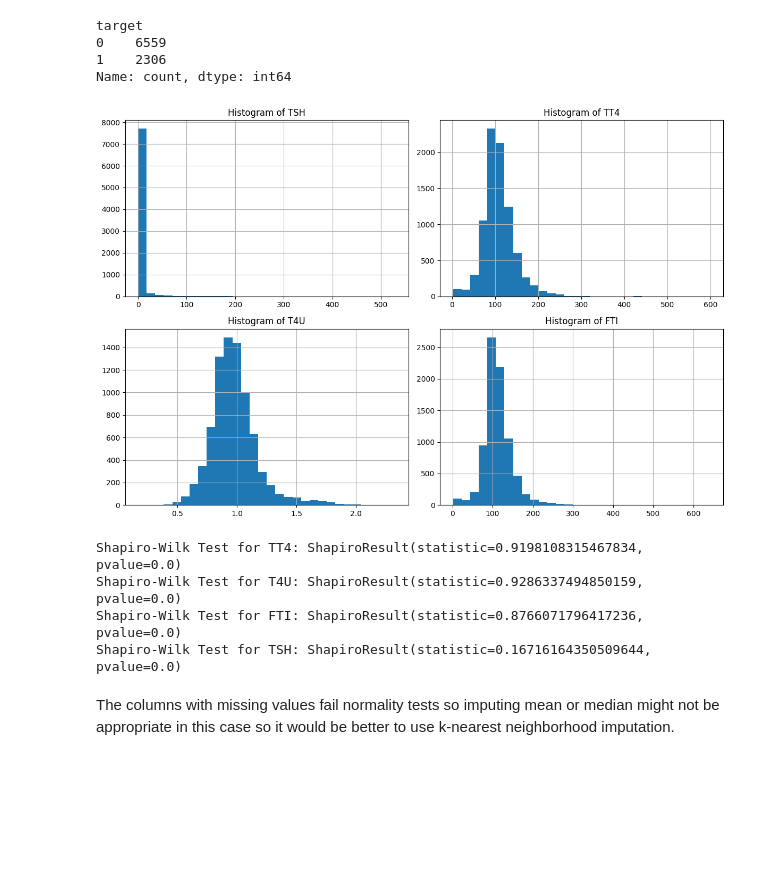
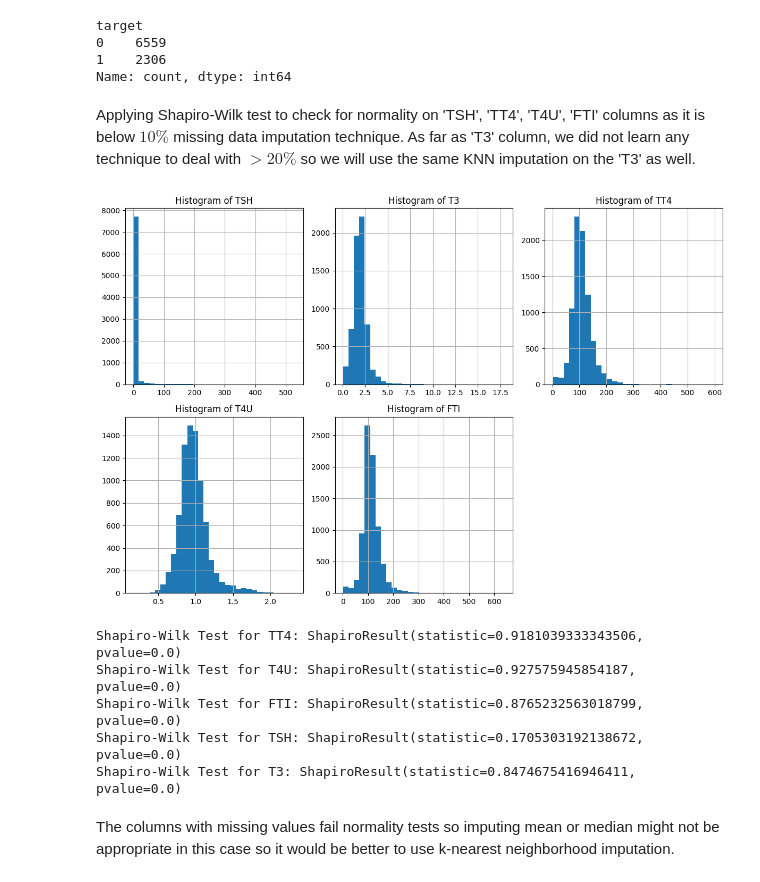
Before and after one commit to sangtr-n/Math189-FinalProject, a Jupyter notebook: ProjectThyroid_C10.ipynb, the cells around one changed output. Cells and saved outputs as stored; diff of their text form; code cells hidden in the pictures; blank space fills up the shorter version.

```diff
--- a/ProjectThyroid_C10.ipynb
+++ b/ProjectThyroid_C10.ipynb
@@ -317,20 +308,21 @@ target
 0    6559
 1    2306
 Name: count, dtype: int64
+# %% [markdown]
+Applying Shapiro-Wilk test to check for normality on 'TSH', 'TT4', 'T4U', 'FTI' columns as it is below $10\%$ missing data imputation technique. As far as 'T3' column, we did not learn any technique to deal with $>20\%$ so we will use the same KNN imputation on the 'T3' as well.
 # %%
 def plot_histograms(df, columns):
     plt.figure(figsize=(12, 8))
     for i, column in enumerate(columns, 1):
-        plt.subplot(2, 2, i)
+        plt.subplot(2, 3, i)
         df[column].hist(bins=30)
         plt.title(f'Histogram of {column}')
     plt.tight_layout()
     plt.show()
 
-# Example usage:
-plot_histograms(df, ['TSH', 'TT4', 'T4U', 'FTI'])
+plot_histograms(df, ['TSH', 'T3', 'TT4', 'T4U', 'FTI'])
 # %% [output]
-[figure, old version]
+[figure, new version]
 # %%
 from scipy.stats import shapiro
 
@@ -338,21 +330,25 @@ TT4_col = df['TT4'].dropna()
 T4u_col = df['T4U'].dropna()
 FTI_col = df['FTI'].dropna()
 TSH_col = df['TSH'].dropna()
+T3_col = df['T3'].dropna()
 
 shapiro_tt4 = shapiro(TT4_col)
 shapiro_t4u = shapiro(T4u_col)
 shapiro_fti = shapiro(FTI_col)
 shapiro_tsh = shapiro(TSH_col)
+shapiro_t3 = shapiro(T3_col)
 
 print(f'Shapiro-Wilk Test for TT4: {shapiro_tt4}')
 print(f'Shapiro-Wilk Test for T4U: {shapiro_t4u}')
 print(f'Shapiro-Wilk Test for FTI: {shapiro_fti}')
 print(f'Shapiro-Wilk Test for TSH: {shapiro_tsh}')
+print(f'Shapiro-Wilk Test for T3: {shapiro_t3}')
 # %% [output]
-Shapiro-Wilk Test for TT4: ShapiroResult(statistic=0.9198108315467834, pvalue=0.0)
-Shapiro-Wilk Test for T4U: ShapiroResult(statistic=0.9286337494850159, pvalue=0.0)
-Shapiro-Wilk Test for FTI: ShapiroResult(statistic=0.8766071796417236, pvalue=0.0)
-Shapiro-Wilk Test for TSH: ShapiroResult(statistic=0.16716164350509644, pvalue=0.0)
+Shapiro-Wilk Test for TT4: ShapiroResult(statistic=0.9181039333343506, pvalue=0.0)
+Shapiro-Wilk Test for T4U: ShapiroResult(statistic=0.927575945854187, pvalue=0.0)
+Shapiro-Wilk Test for FTI: ShapiroResult(statistic=0.8765232563018799, pvalue=0.0)
+Shapiro-Wilk Test for TSH: ShapiroResult(statistic=0.1705303192138672, pvalue=0.0)
+Shapiro-Wilk Test for T3: ShapiroResult(statistic=0.8474675416946411, pvalue=0.0)
 # %% [markdown]
 The columns with missing values fail normality tests so imputing mean or median might not be appropriate in this case so it would be better to use k-nearest neighborhood imputation.
 # %%
```
Also changed, not shown: parts of 23 cells of this notebook.
